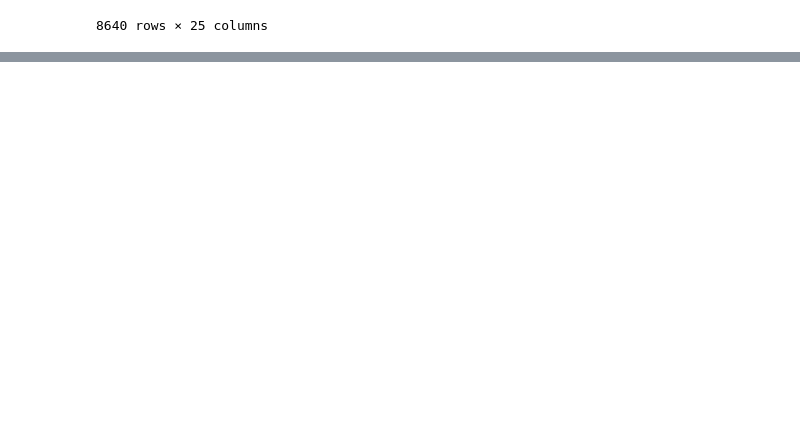
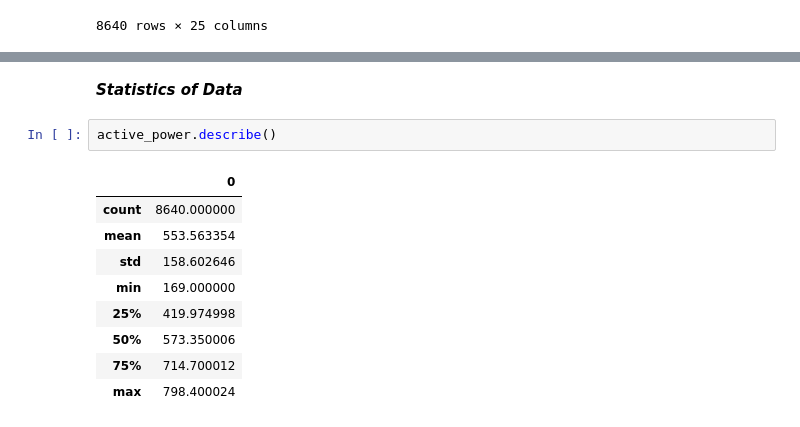
Before and after one commit to entc-17-fyp-20/WPF_Data_Visualization, a Jupyter notebook: fyp_wpf_data.ipynb, the cells around one changed output, grey strips where cells are left out. Drawn from its saved outputs; the diff is of its cells as text; blank space fills up the shorter version.

```diff
--- a/fyp_wpf_data.ipynb
+++ b/fyp_wpf_data.ipynb
@@ -87,3 +90,17 @@ fig = px.line(df, x="Date & Time" , y="Active Power kW")
 fig.show()
 # %% [output]
 [interactive output not drawn]
+# %% [markdown]
+***Statistics of Data***
+# %%
+active_power.describe()
+# %% [output]
+|  | 0 |
+| count | 8640.000000 |
+| mean | 553.563354 |
+| std | 158.602646 |
+| min | 169.000000 |
+| 25% | 419.974998 |
+| 50% | 573.350006 |
+| 75% | 714.700012 |
+| max | 798.400024 |
```
Also changed, not shown: parts of 10 cells of this notebook.
